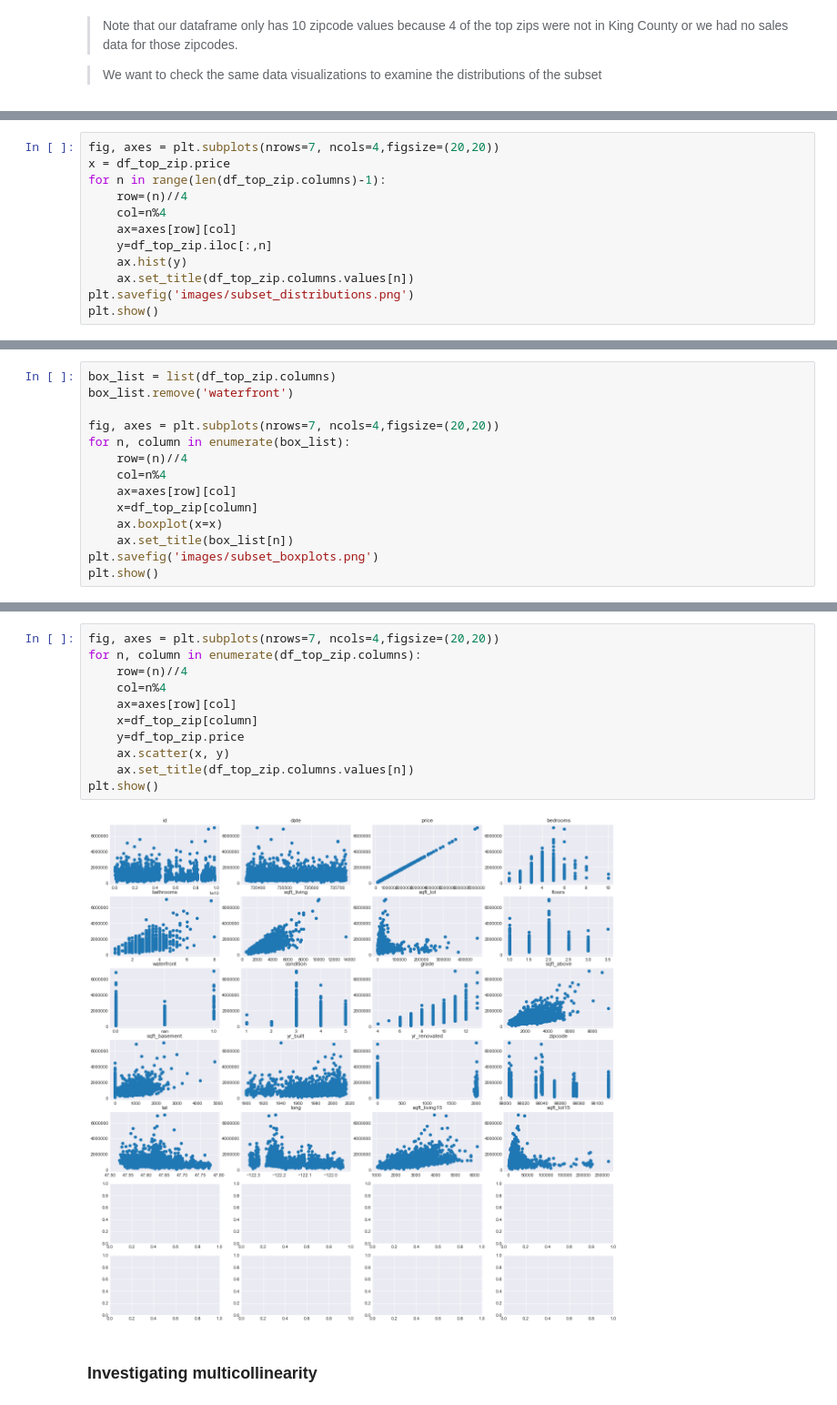
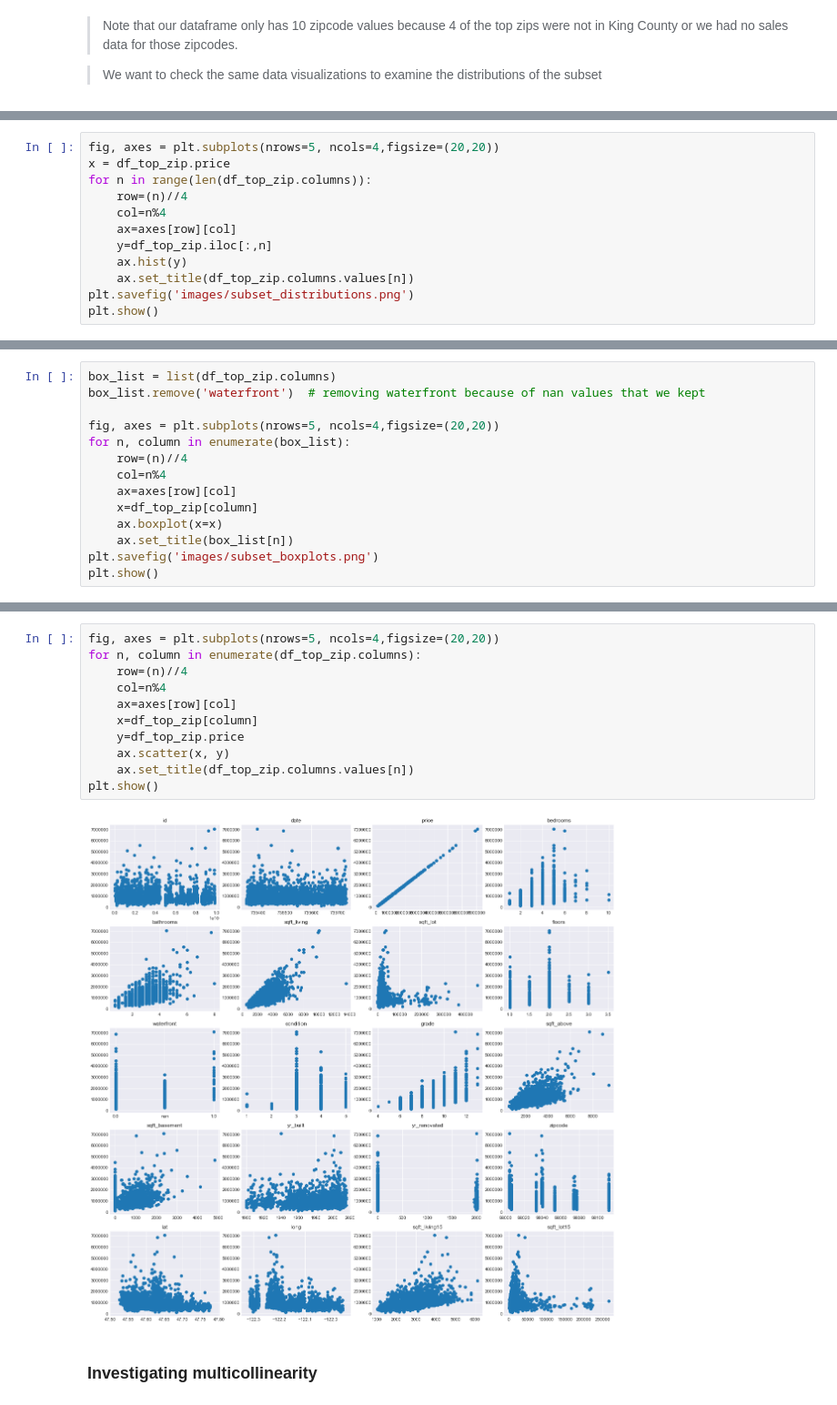
Before and after one commit to melodygr/Housing-Regression-Project, a Jupyter notebook: data_cleaning_EDA_Modeling_new.ipynb, the cells around one changed output, grey strips where cells are left out. Shown at 91% size. Saved outputs shown, nothing was run; the diff lists cells and outputs as text.

```diff
--- a/data-cleaning-EDA-Modeling-new.ipynb
+++ b/data_cleaning_EDA_Modeling_new.ipynb
@@ -273,7 +282,7 @@ Name: zipcode, dtype: int64
 # %%
-fig, axes = plt.subplots(nrows=7, ncols=4,figsize=(20,20))
+fig, axes = plt.subplots(nrows=5, ncols=4,figsize=(20,20))
 x = df_top_zip.price
-for n in range(len(df_top_zip.columns)-1):
+for n in range(len(df_top_zip.columns)):
     row=(n)//4
     col=n%4
     ax=axes[row][col]
@@ -287,8 +296,8 @@ plt.show()
 # %%
 box_list = list(df_top_zip.columns)
-box_list.remove('waterfront')
+box_list.remove('waterfront')  # removing waterfront because of nan values that we kept
 
-fig, axes = plt.subplots(nrows=7, ncols=4,figsize=(20,20))
+fig, axes = plt.subplots(nrows=5, ncols=4,figsize=(20,20))
 for n, column in enumerate(box_list):
     row=(n)//4
     col=n%4
@@ -303,16 +312,16 @@ plt.show()
 # %%
-fig, axes = plt.subplots(nrows=7, ncols=4,figsize=(20,20))
+fig, axes = plt.subplots(nrows=5, ncols=4,figsize=(20,20))
 for n, column in enumerate(df_top_zip.columns):
     row=(n)//4
     col=n%4
     ax=axes[row][col]
     x=df_top_zip[column]
     y=df_top_zip.price
     ax.scatter(x, y)
     ax.set_title(df_top_zip.columns.values[n])
 plt.show()
 # %% [output]
-[figure, old version]
+[figure, new version]
 # %% [markdown]
 ### Investigating multicollinearity
 # %%
```
Also changed, not shown: parts of 14 cells of this notebook, 3 other files.
